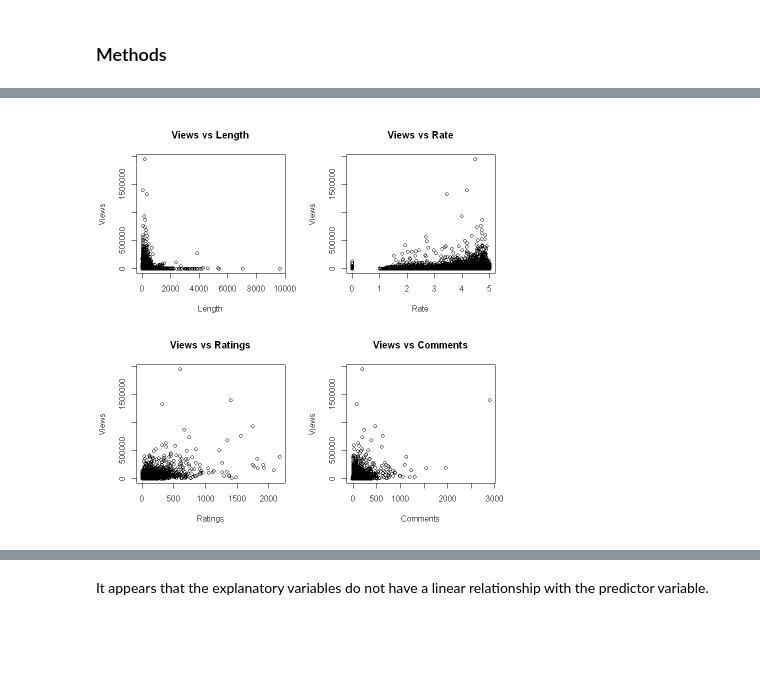
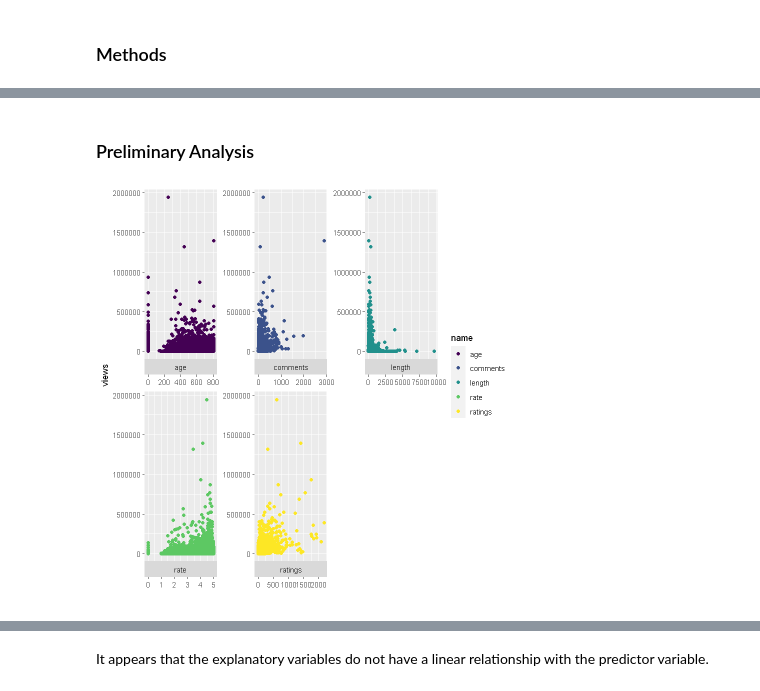
Before and after one commit to DSCI-310-2023/dsci-310-group-13, a Jupyter notebook: analysis.ipynb, the cells around one changed output, grey strips where cells are left out. Cells and saved outputs as stored; diff of their text form; code cells hidden in the pictures; blank space fills up the shorter version.

Commit message:
prelim analysis

```diff
--- a/analysis.ipynb
+++ b/analysis.ipynb
@@ -101,5 +39,4 @@ head(datatable2007)
 # %%
 #Read the data
-data2007 <- read.csv("data/datatable2007.txt",sep="")
-na.omit(is.na(data2007))
-is.data.frame(data2007)
+data2007 <- data2007|> select(-c(1,2,10:29))
+data2008 <- data2008 |>  select(-c(1,2,10:29))
@@ -126,9 +60,20 @@ A matrix: 62203 × 5 of type lgl
+# %% [markdown]
+### Preliminary Analysis
 # %%
 #Observe the explanatory variables individually against the predictor, views.
-par(mfrow=c(2,2))
+par(mfrow=c(3,2))
 plot(data2007$length,data2007$views, ylab = 'Views', xlab = 'Length', main = 'Views vs Length')
 plot(data2007$rate,data2007$views, ylab = 'Views', xlab = 'Rate', main = 'Views vs Rate')
 plot(data2007$ratings,data2007$views, ylab = 'Views', xlab = 'Ratings', main = 'Views vs Ratings')
 plot(data2007$comments,data2007$views, ylab = 'Views', xlab = 'Comments', main = 'Views vs Comments')
+plot(data2007$age,data2007$views, ylab = 'Views', xlab = 'Age', main = 'Views vs Age')
+plot(data2007$comments,data2007$category, ylab = 'Views', xlab = 'Category', main = 'Views vs Category')
-# %% [output]
-[figure, removed]
+# %%
+pivot_longer(data2007,-c(views,category))|>
+    ggplot(aes(value,views,color=name)) +
+    geom_point() +
+    facet_wrap(~name, scales ='free',strip.position='bottom') +
+    scale_color_viridis_d() +
+    xlab("") + ylab("views")
+# %% [output]
+[figure, added]
```
Also changed, not shown: parts of 12 cells of this notebook.
